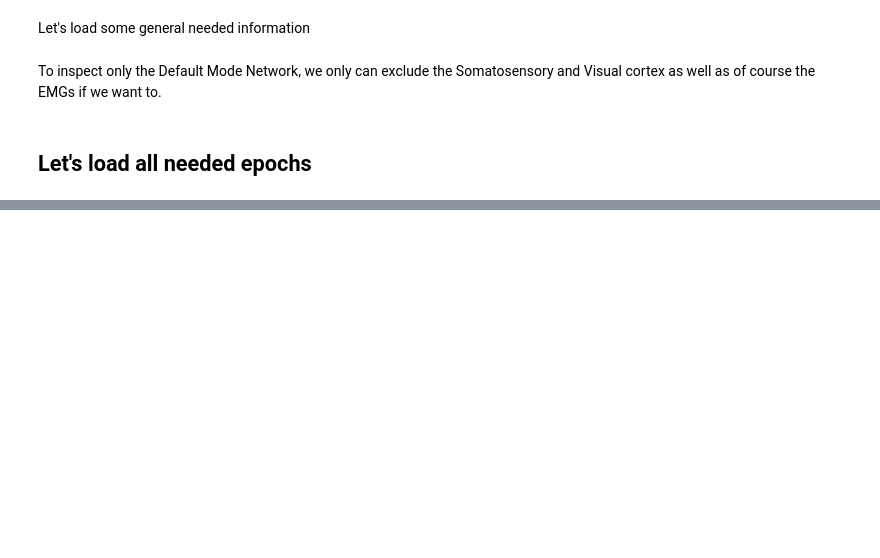
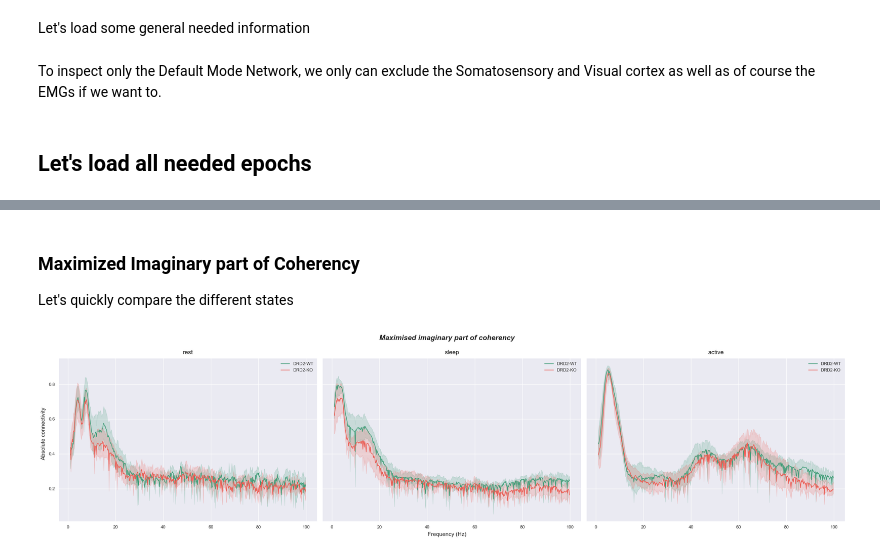
Before and after one commit to olledejong/rp2, a Jupyter notebook: resting_state/rest_epoch_analysis/rest_mult_connectivity_analysis.ipynb, the cells around one changed output, grey strips where cells are left out. Saved outputs shown, nothing was run; the diff lists cells and outputs as text; code cells hidden in the pictures; blank space fills up the shorter version.

Commit message:
Finalized rest epoch analysis

```diff
--- a/resting_state/rest_epoch_analysis/rest_mult_connectivity_analysis.ipynb
+++ b/resting_state/rest_epoch_analysis/rest_mult_connectivity_analysis.ipynb
@@ -20,11 +29,3 @@ emg_chans = ['EMG_L', 'EMG_R']
 skull_chans = ['S1_L', 'S1_R', 'V1_R']
 # %% [markdown]
 ## Let's load all needed epochs
-# %%
-all_subject_epochs = []
-for file in os.listdir(epoch_folder):
-    subj_id = file.split('_')[-1].split('-')[0]
-    if not file.startswith('epochs_w_cluster_annotations') or int(subj_id) in omitted_after_clustering or int(
-            subj_id) in omitted_other:
-        continue
-    all_subject_epochs.append(mne.read_epochs(os.path.join(epoch_folder, file), preload=True))
@@ -249,11 +31,0 @@ save_figure(os.path.join(plot_folder, f"resting_state/connectivity/multivariate/
-# %%
-fig, axs = plt.subplots(nrows=5, ncols=1, figsize=(12, 18))
-axs = axs.ravel()
-
-for i, (band, (start, end)) in enumerate(freq_bands_eeg.items()):
-    slice_data = resting_results[(resting_results.freqs >= start) & (resting_results.freqs <= end)]
-    sns.lineplot(slice_data, x='freqs', y='mim', hue='genotype', errorbar=('ci', 95), ax=axs[i])
-    if i == 0:
-        axs[i].set_title('Multivariate interaction measure (MIM) per frequency band, colored by genotype (depth EEG channels)')
-
-save_figure(os.path.join(plot_folder, f"resting_state/connectivity/multivariate/multivar_MIM_depth_eeg_chans_wo_low_qual_chans.pdf"))
@@ -261,0 +32,8 @@ We can now inspect the output PDFs on what the effect is of removing the 'low qu
+# %%
+all_subject_epochs = []
+for file in os.listdir(epoch_folder):
+    subj_id = file.split('_')[-1].split('-')[0]
+    if not file.startswith('epochs_w_cluster_annotations') or int(subj_id) in omitted_after_clustering or int(
+            subj_id) in omitted_other:
+        continue
+    all_subject_epochs.append(mne.read_epochs(os.path.join(epoch_folder, file), preload=True, verbose='WARNING'))
@@ -261,0 +79,24 @@ We can now inspect the output PDFs on what the effect is of removing the 'low qu
+# %% [markdown]
+### Maximized Imaginary part of Coherency
+
+Let's quickly compare the different states
+# %%
+fig, axs = plt.subplots(nrows=1, ncols=3, figsize=(28, 7), sharey=True, sharex=True)
+axs = axs.ravel()
+
+for i, state in enumerate(results_df_all.state.unique()):
+    state_data = results_df_all[results_df_all.state == state]
+
+    sns.lineplot(x=state_data.freqs, y=np.abs(state_data.mic), hue=state_data.genotype, palette=palette_light, errorbar=('ci', 95), ax=axs[i])
+    axs[i].set_xlabel(None)
+    axs[i].set_ylabel(None)
+    axs[i].set_title(state, fontsize=15, y=1.01)
+    axs[i].legend(frameon=False)
+
+fig.text(0.5, 0, 'Frequency (Hz)', ha='center', va='center', fontsize=14)
+fig.text(0, 0.5, 'Absolute connectivity', ha='center', va='center', rotation='vertical', fontsize=14)
+fig.suptitle("Maximised imaginary part of coherency", fontsize=18, fontweight='bold', fontstyle='italic', y=0.99)
+plt.tight_layout()
+save_figure(os.path.join(plot_folder, f"connectivity/multivariate/MIC_per_behaviour.pdf"))
+# %% [output]
+[figure, added]
```
Also changed, not shown: parts of 48 cells of this notebook.
